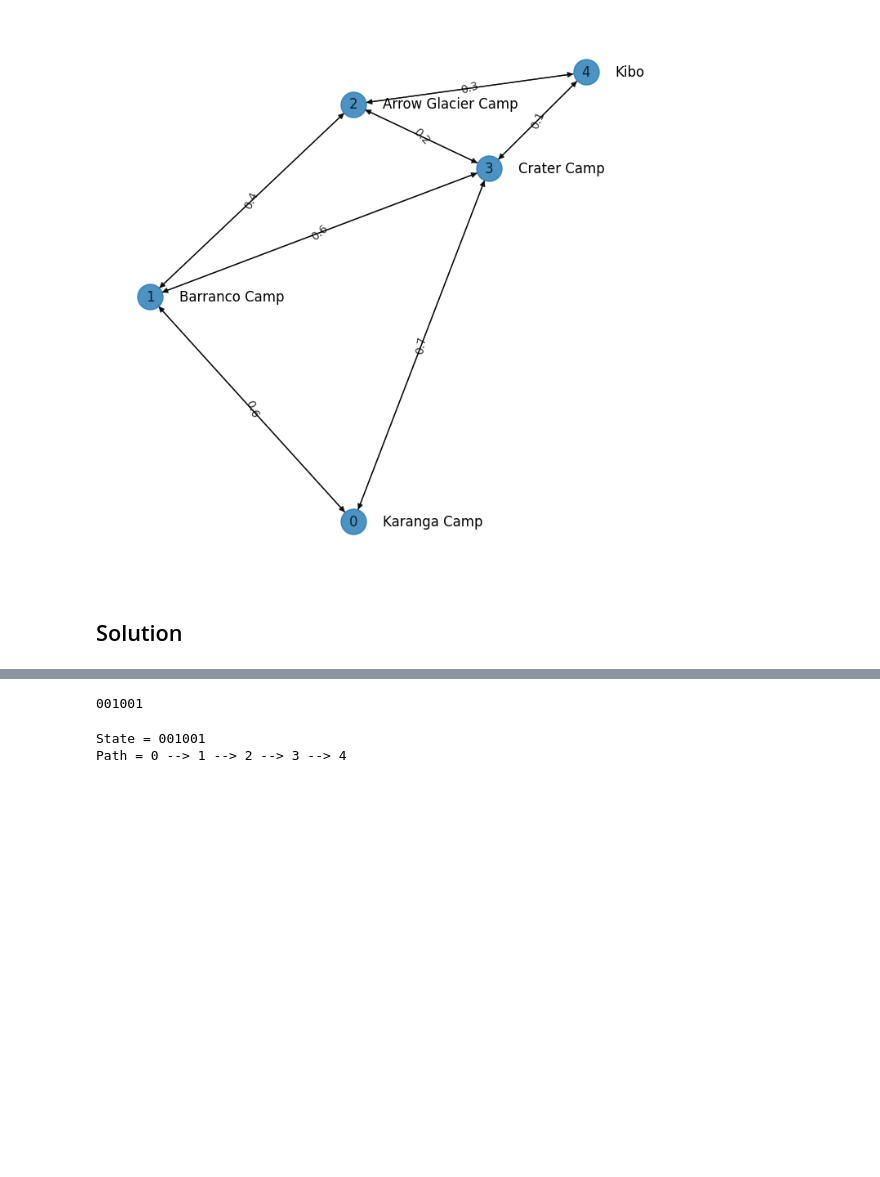
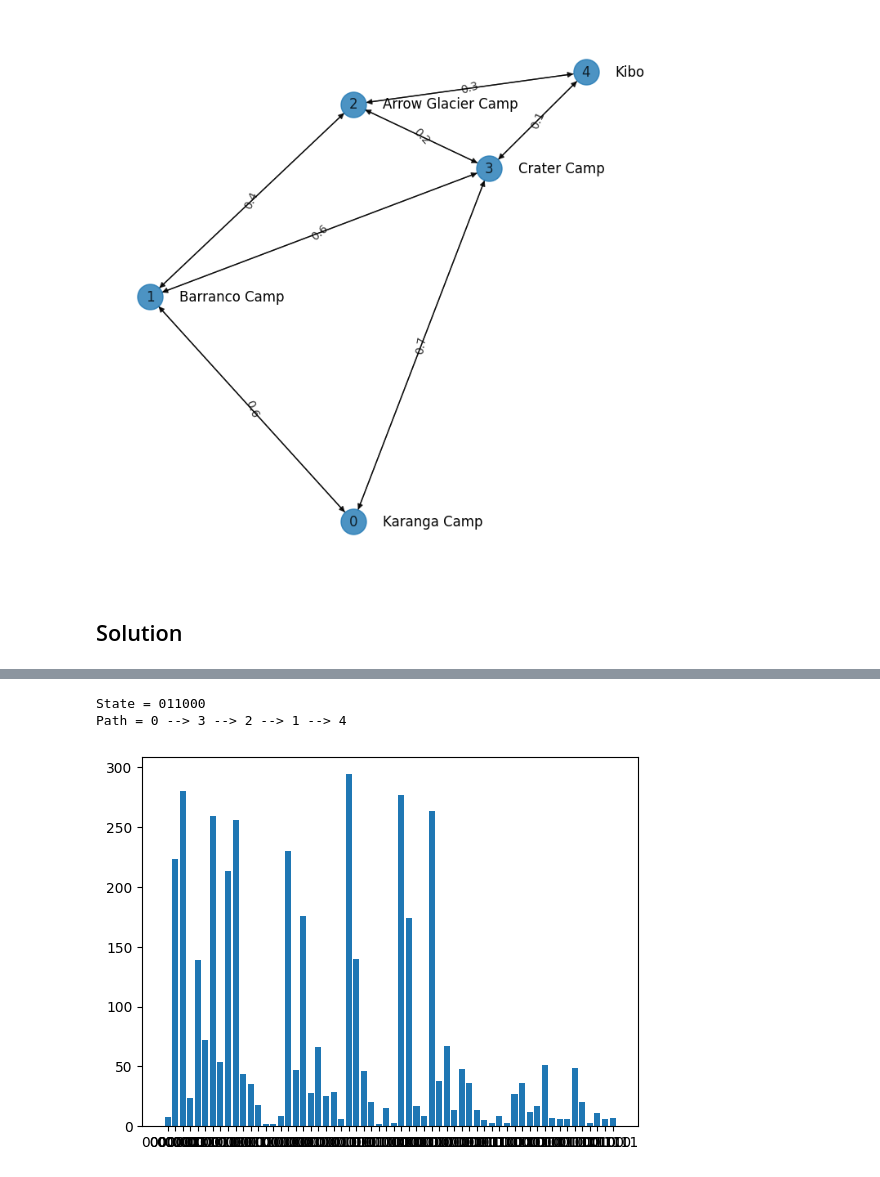
Before and after one commit to elenaacinapura/ETH-HACKATHON-2023, a Jupyter notebook: Software Challenge/TSP_introductory_challenge.ipynb, the cells around one changed output, grey strips where cells are left out. Drawn from its saved outputs; the diff is of its cells as text; code cells hidden in the pictures; blank space fills up the shorter version.

```diff
--- a/Software Challenge/TSP_introductory_challenge.ipynb
+++ b/Software Challenge/TSP_introductory_challenge.ipynb
@@ -459,10 +471,8 @@ def bits_per_node(N):
 
 def xbt_to_z(b, t, N):
     B = bits_per_node(N)
-    # qubit = (b*B) + t
     qubit = (t*B) + b
     return 1 / 2 * (1 - Z(qubit))
-    # return X(b)*Z(t)
 
 def node_to_bits(i, N):
     if i >= N:
@@ -559,23 +569,34 @@ def build_TSP_hamiltonian(G : nx.Graph) ->  hamiltonians.SymbolicHamiltonian:
     for item in G.edges.data("weight"):
         weight_matrix[item[0]][item[1]] = item[2]
 
+    # Fill in large weights for non-existent edges
+    for i in range(num_nodes):
+        for j in range(num_nodes):
+            if (i != j) and (weight_matrix[i][j] == 0):
+                weight_matrix[i][j] = 100
+
     weight_matrix_sub = weight_matrix[1:-1, 1:-1] # Trim first/last nodes
+
+    print("Weight Matrix")
+    print(weight_matrix)
 
     N = num_nodes - 2
     T = N # same number of time steps as nodes
 
-    A_valid = 1 # penalty factor for bits representing a valid node
-    A_ne    = 1 # penalty factor for same node at different times
-    A_delta = 1 # penalty factor for length of the path between internal nodes
-    A_fixed = 1 # penalty factor for length of path from/to endpoint nodes
+    A_valid = 10.0 # penalty factor for bits representing a valid node
+    A_ne    = 10.0 # penalty factor for same node at different times
+    A_delta = 1.0 # penalty factor for length of the path between internal nodes
+    A_fixed = 1.0
 
     H_cost_valid = A_valid * sum(H_valid(t, N) for t in range(T))
+    print("H Valid")
     print(H_cost_valid)
 
     H_cost_ne = 0
     for ta in range(T):
         for tb in range(ta+1, T):
-            H_cost_ne += A_ne *H_ne(ta, tb, N)
+            H_cost_ne += A_ne * H_ne(ta, tb, N)
+    print("H NE")
     print(H_cost_ne)
 
     H_cost_delta = 0
@@ -584,6 +605,7 @@ def build_TSP_hamiltonian(G : nx.Graph) ->  hamiltonians.SymbolicHamiltonian:
             weight = weight_matrix_sub[i, j]
             for t in range(T-1):
                 H_cost_delta += A_delta * weight * H_delta(i, t, N) * H_delta(j, t+1, N)
+    print("H Delta")
     print(H_cost_delta)
 
     start = 0
@@ -597,10 +619,12 @@ def build_TSP_hamiltonian(G : nx.Graph) ->  hamiltonians.SymbolicHamiltonian:
         # Apply weight from node i to end if node i is selected at t_T-1
         weight = weight_matrix[i + 1][end]
         H_cost_fixed += A_fixed * weight * H_delta(i, T-1, N)
+    print("H Fixed")
     print(H_cost_fixed)
 
-    H_cost = H_cost_valid + H_cost_ne + H_cost_delta + H_cost_fixed
+    H_cost = H_cost_valid + H_cost_ne + H_cost_delta# + H_cost_fixed
 
+    print("H Cost")
     print(H_cost)
 
     return hamiltonians.SymbolicHamiltonian(H_cost)
@@ -655,15 +679,11 @@ def prepare_initial_state(G: nx.Graph):
         The initial state of the system.
 
     '''
-    # return n_qubit_state("100001010") # Valid, not optimal state
-    # return n_qubit_state("100010001") # Valid, optimal state
-    # return n_qubit_state("000000000")
-
     num_nodes = G.number_of_nodes()
     N = num_nodes - 2
     B = bits_per_node(N)
 
-    return n_qubit_state("0" * (B*N))
+    return n_qubit_state("1" * (B*N))
 
 def display_solution(G: nx.Graph, state: str):
     '''
@@ -748,28 +805,27 @@ best energy:  1.743371725825515
 # %%
 from qibo.states import CircuitResult
 from qibo import gates
 from qibo.models import Circuit
 
 # build the circuit using the optimal parameters optimized by QAOA
 qaoa.set_parameters(final_parameters)
 quantum_state = qaoa.execute(initial_state)
 
 # measure the output of the circuit and obtain results
 nshots= 4000
 circuit = Circuit(nqubits)
 circuit.add(gates.M(*range(nqubits)))
 result = CircuitResult(qaoa.backend, circuit, quantum_state, nshots=nshots)
 freq_counter = result.frequencies()
 
+plt.bar(freq_counter.keys(), freq_counter.values())
+
 # order the results according to the frequencies
 ordered_freq_counter = sorted(freq_counter.items(), key=lambda item: item[1], reverse=True)
 qaoa_solution = ordered_freq_counter[0][0]
 
 display_solution(G, qaoa_solution) # QAOA solution is a binary string containing the solution
 # %% [output]
-001001
+State = 011000
+Path = 0 --> 3 --> 2 --> 1 --> 4
+[figure, added]
-# %%
-display_solution(G, qaoa_solution) # QAOA solution is a binary string containing the solution
-# %% [output]
-State = 001001
-Path = 0 --> 1 --> 2 --> 3 --> 4
```
Also changed, not shown: parts of 7 cells of this notebook.
